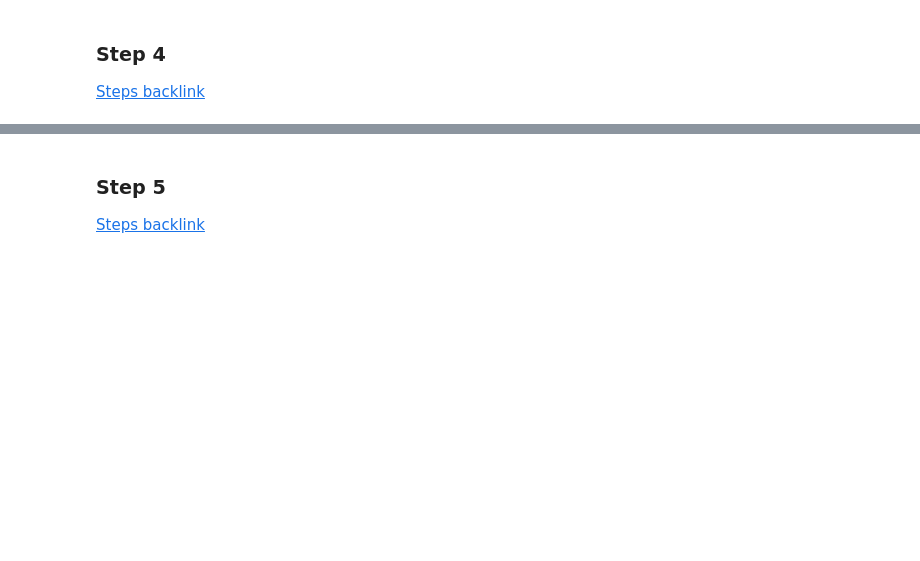
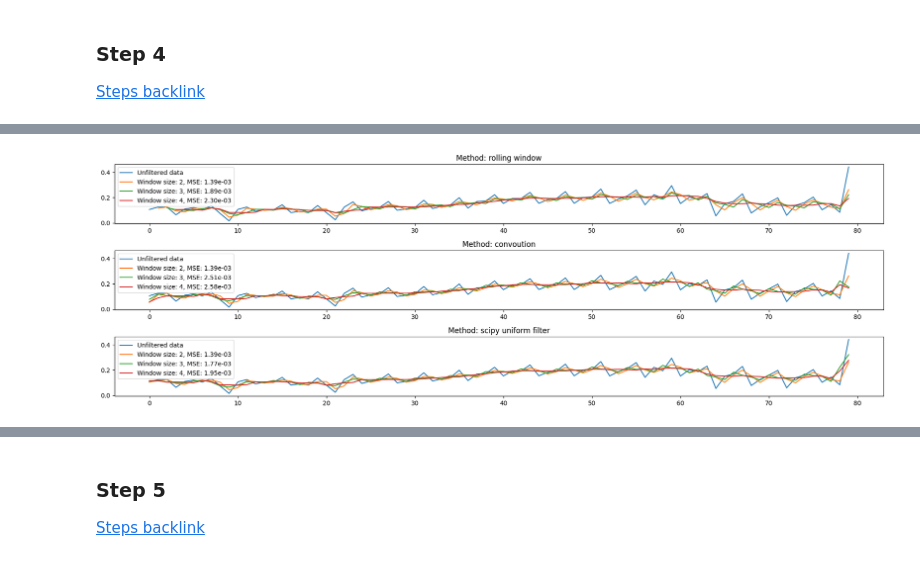
Before and after one commit to jamate16/Filters-Effect-In-Porfolios, a Jupyter notebook: notebooks/pivot_example.ipynb, the cells around one changed output, grey strips where cells are left out. Drawn from its saved outputs; the diff is of its cells as text; code cells hidden in the pictures; blank space fills up the shorter version.

```diff
--- a/notebooks/pivot_example.ipynb
+++ b/notebooks/pivot_example.ipynb
@@ -82,6 +84,6 @@ We have data from 2023Q3-2024Q4, we think these are forecasted values. They only
 def select_range_of_data(df: pd.DataFrame, period_start: pd.Period, period_end: pd.Period) -> pd.DataFrame:
     return df[period_start:period_end]
 
-ROA_df = select_range_of_data(ROA_df, pd.Period("2000Q1"), pd.Period("2023Q2"))
+ROA_df = select_range_of_data(ROA_df, pd.Period("2000Q1"), pd.Period("2019Q4"))
 print(min(ROA_df.index), max(ROA_df.index))
 # %% [output]
@@ -97,8 +99,4 @@ print("Number of NaNs: ", ROA_df.isna().sum().sum())
 
 non_float_count = (ROA_df.map(lambda x: not isinstance(x, (float, np.floating)))).sum().sum()
 print("Number of non floats: ", non_float_count)
-
-# For now we will forwardfill them. TODO: Only ffill up to 1/10th of the study period, else, too many missing values, so, drop the company.
-ROA_df = ROA_df.ffill()
-print("Number of NaNs after imputation: ", ROA_df.isna().sum().sum())
 # %% [output]
@@ -147,0 +147,28 @@ plt.show()
+# %%
+data = ROA_df.iloc[:, random.randint(0, len(ROA_df.columns)-1)].copy() # Let's pick one time series at random
+data.index = data.index.to_timestamp()
+
+# Let's compare the results of different alternatives
+methods = {
+    "rolling window": lambda i, data: data.rolling(window=i).mean().to_numpy(),
+    "convoution": lambda i, data: np.convolve(data, np.ones(i) / i, mode='same'),
+    "scipy uniform filter": lambda i, data: uniform_filter1d(data, size=i),
+}
+
+fig, axs = plt.subplots(3, 1, figsize=(18, 6))
+
+for j, [method_name, method] in enumerate(methods.items()):
+    axs[j].plot(data.to_numpy(), label="Unfiltered data")
+    for window_size in range(2, 5):
+        y = method(window_size, data)
+        mse = mean_squared_error(data.to_numpy()[window_size:], y[window_size:]) # [window_size:] since some methods can return NaN for n < window_size
+        axs[j].plot(y, label=f"Window size: {window_size}, MSE: {mse:.2e}")
+
+
+    axs[j].set_title(f"Method: {method_name}")
+    axs[j].legend()
+
+plt.tight_layout()  # Ensure proper spacing between subplots
+plt.show()
+# %% [output]
+[figure, added]
```
Also changed, not shown: parts of 29 cells of this notebook.
